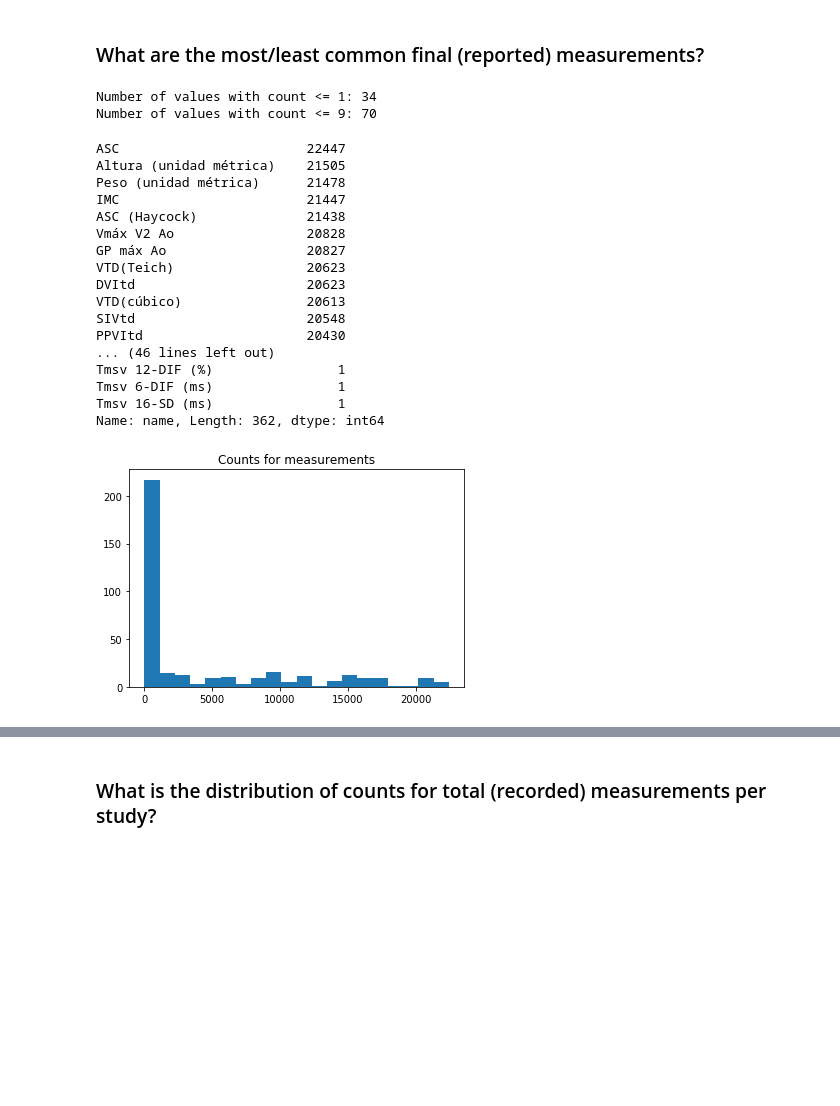
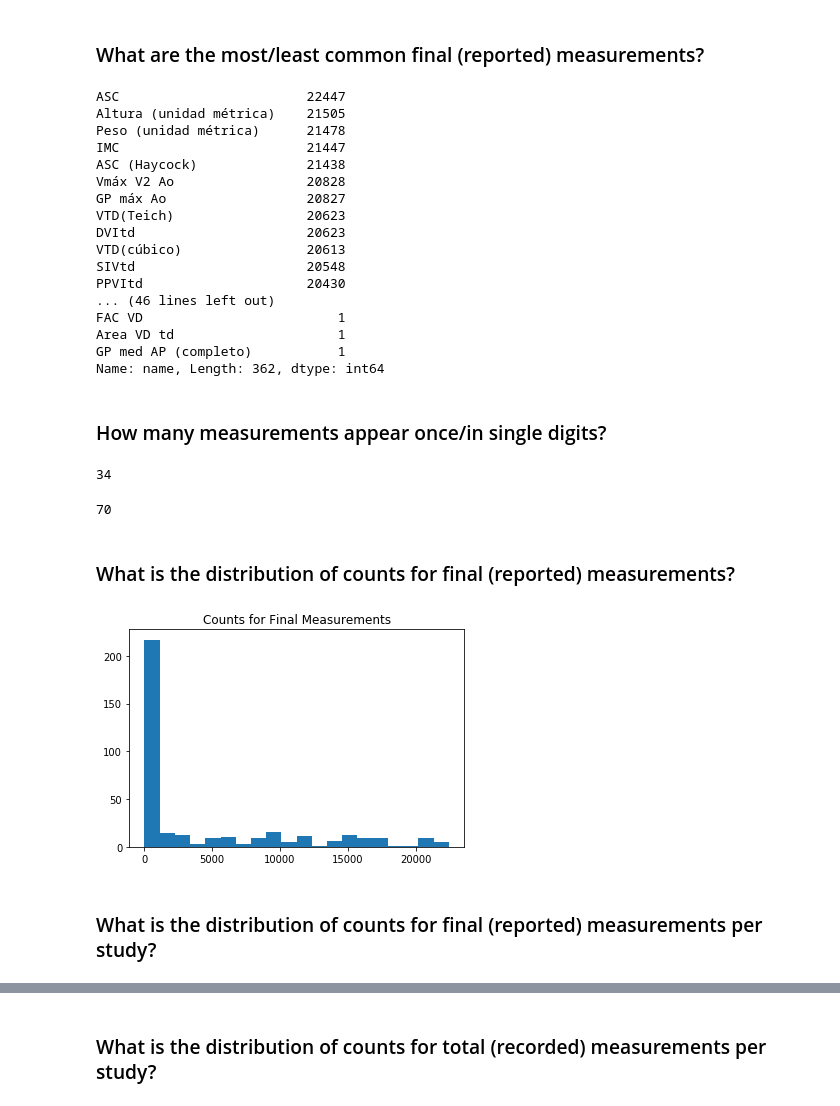
Before and after one commit to dssg/usal_echo_public, a Jupyter notebook: notebooks/20190702_YN_measurement_eda.ipynb, the cells around one changed output, grey strips where cells are left out. Cells and saved outputs as stored; diff of their text form; code cells hidden in the pictures; blank space fills up the shorter version.

```diff
--- a/notebooks/20190702_YN_measurement_eda.ipynb
+++ b/notebooks/20190702_YN_measurement_eda.ipynb
@@ -40,0 +38,3 @@ Table measurement_abstract_rpt has 1568350 rows and 6 columns
+# %%
+for column in table_name_to_string_columns['measurement_abstract_rpt']:
+    measurement_abstract_rpt_df = strip_string_column(measurement_abstract_rpt_df, column)
@@ -40,0 +44,12 @@ Table measurement_abstract_rpt has 1568350 rows and 6 columns
+# %%
+for column in table_name_to_nonempty_string_columns['a_measgraphref']:
+    measgraphref_df = drop_rows_with_empty_string(measgraphref_df, column)
+
+for column in table_name_to_int_cast_columns['a_measgraphref']:
+    measgraphref_df = cast_column_to_int(measgraphref_df, column)
+
+for column in table_name_to_nonnegative_columns['a_measgraphref']:
+    measgraphref_df = drop_rows_with_negative_value_in_column(measgraphref_df, column)
+
+for column in table_name_to_unknown_columns['a_measgraphref']:
+    measgraphref_df = drop_unknown_column(measgraphref_df, column)
@@ -40,0 +64,3 @@ Table measurement_abstract_rpt has 1568350 rows and 6 columns
+# %%
+for column in table_name_to_unknown_columns['a_measgraphic']:
+    measgraphic_df = drop_unknown_column(measgraphic_df, column)
@@ -101,39 +123,49 @@ measgraphic_df.head()
 # %% [markdown]
 ### What are the most/least common final (reported) measurements?
 # %%
-counts = get_value_counts(measurement_abstract_rpt_df, 'name')
-get_number_of_values_with_count_no_greater_than_threshold(counts, 1)
-get_number_of_values_with_count_no_greater_than_threshold(counts, 9)
+counts = measurement_abstract_rpt_df['name'].value_counts()
 counts
 # %% [output]
-Number of values with count <= 1: 34
-Number of values with count <= 9: 70
+ASC                        22447
+Altura (unidad métrica)    21505
+Peso (unidad métrica)      21478
+IMC                        21447
+ASC (Haycock)              21438
+Vmáx V2 Ao                 20828
+GP máx Ao                  20827
+VTD(Teich)                 20623
+DVItd                      20623
+VTD(cúbico)                20613
+SIVtd                      20548
+PPVItd                     20430
+... (46 lines left out)
+FAC VD                         1
+Area VD td                     1
+GP med AP (completo)           1
+Name: name, Length: 362, dtype: int64
-ASC                        22447
-Altura (unidad métrica)    21505
-Peso (unidad métrica)      21478
-IMC                        21447
-ASC (Haycock)              21438
-Vmáx V2 Ao                 20828
-GP máx Ao                  20827
-VTD(Teich)                 20623
-DVItd                      20623
-VTD(cúbico)                20613
-SIVtd                      20548
-PPVItd                     20430
-... (46 lines left out)
-Tmsv 12-DIF (%)                1
-Tmsv 6-DIF (ms)                1
-Tmsv 16-SD (ms)                1
-Name: name, Length: 362, dtype: int64
+# %% [markdown]
+### How many measurements appear once/in single digits?
+# %%
+len(counts[counts==1])
+# %% [output]
+34
+# %%
+len(counts[counts<10])
+# %% [output]
+70
+# %% [markdown]
+### What is the distribution of counts for final (reported) measurements?
 # %%
 def plot_value_counts_values_histogram(df, column, name):
     counts = df[column].value_counts().values
     plt.title(f'Counts for {name}')
     plt.hist(counts, bins=20)
 # %%
-plot_value_counts_values_histogram(measurement_abstract_rpt_df, 'name', 'final measurements')
+plot_value_counts_values_histogram(measurement_abstract_rpt_df, 'name', 'Final Measurements')
 # %% [output]
-[figure, old version]
+[figure, new version]
+# %% [markdown]
+### What is the distribution of counts for final (reported) measurements per study?
 # %%
 def plot_group_by_size_histogram(df, column, name):
     counts = df.groupby(column).size()
```
Also changed, not shown: parts of 44 cells of this notebook, 3 other files.
